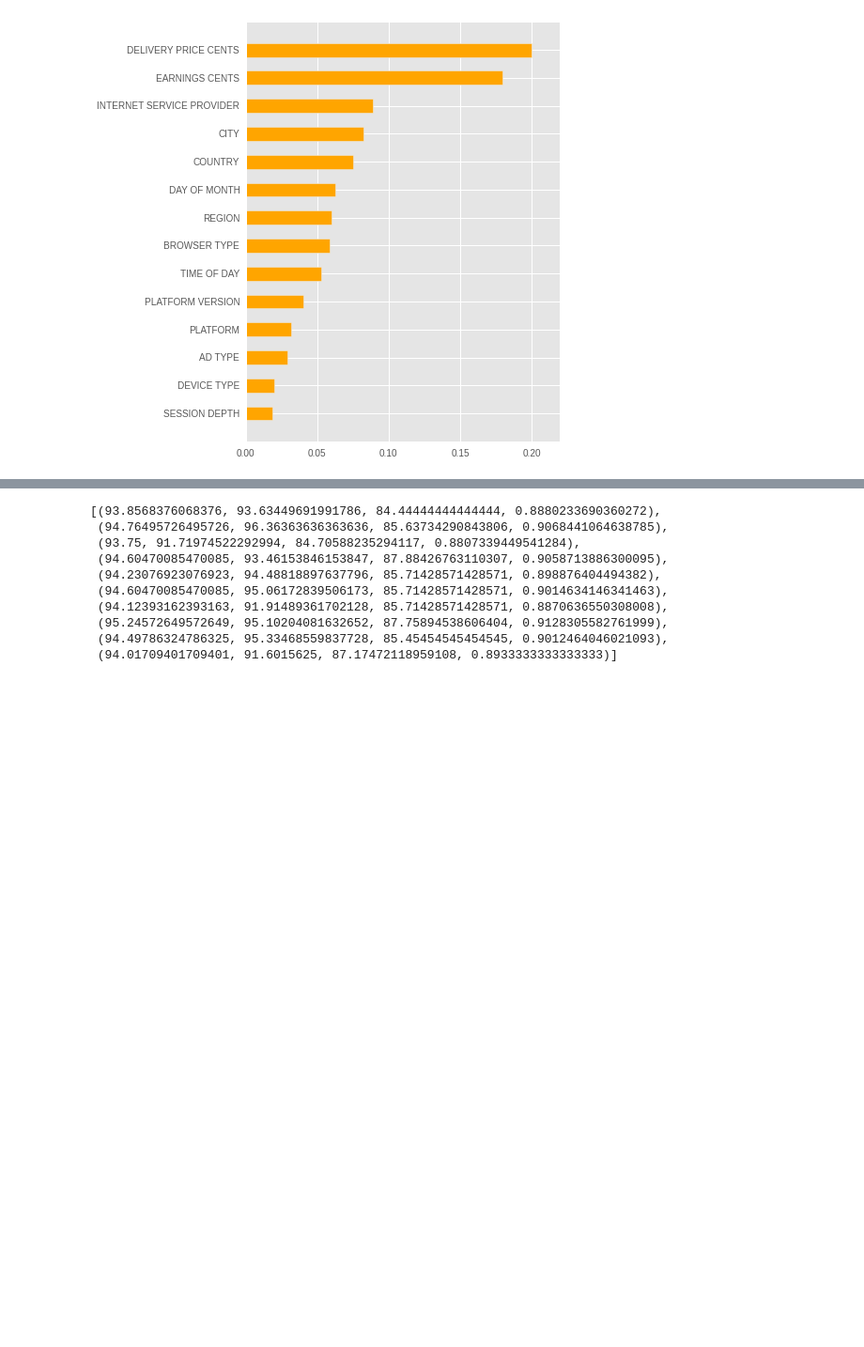
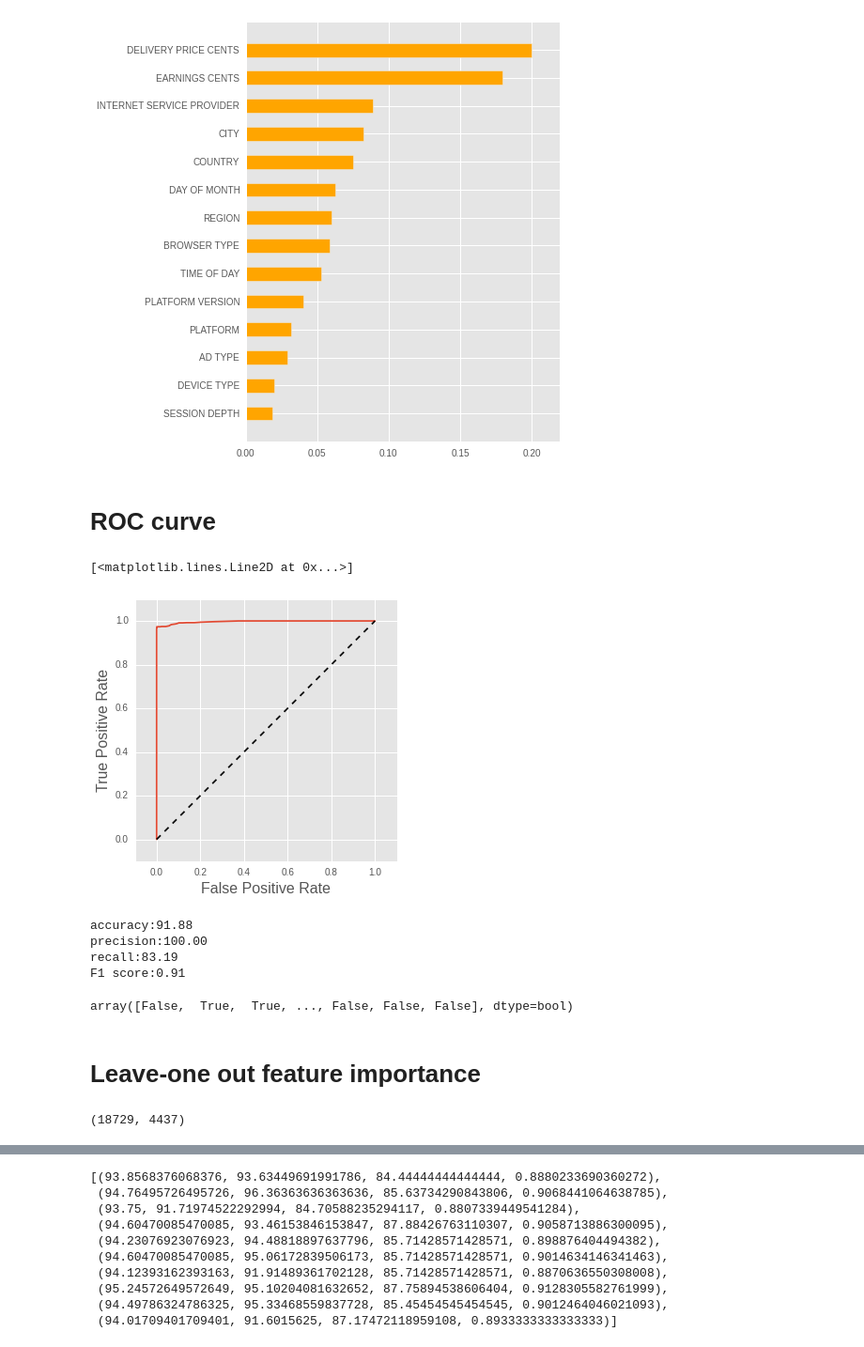
Before and after one commit to hellowendy/Insight_Data_Science, a Jupyter notebook: notebook/random_forest.ipynb, the cells around one changed output, grey strips where cells are left out. Shown at 94% size. Drawn from its saved outputs; the diff is of its cells as text; code cells hidden in the pictures; blank space fills up the shorter version.

```diff
--- a/notebook/random_forest.ipynb
+++ b/notebook/random_forest.ipynb
@@ -100,0 +162,10 @@ data2
+# %%
+indices = data2_expand.index.values
+shuffle(indices)
+test_size = len(indices)/10
+test_ind = indices[:test_size]
+train_ind = indices[test_size:]
+train_set = data2_expand.loc[train_ind,:]
+test_set = data2_expand.loc[test_ind,:]
+train_set_val = train_set.values
+test_set_val = test_set.values
@@ -100,0 +174,4 @@ data2
+# %%
+forest = RandomForestClassifier(n_estimators = 100)
+# %%
+model1 = forest.fit(train_set_val[0::,1::],train_set_val[0::,0])
@@ -164,3 +267,48 @@ plt.yticks(pos, features_order.index.values)
   <matplotlib.axis.YTick at 0x...>],
  <a list of 14 Text yticklabel objects>)
 [figure]
+# %% [markdown]
+# ROC curve
+# %%
+predict_prob1 = model1.predict_proba(test_set_val[0::,1::])
+# %%
+def error_analysis_roc(predict, reality):
+    TPR = float(np.sum((predict == 1)*(reality == predict)))/np.sum(reality == 1)
+    FPR = float(np.sum((predict == 1)*(reality != predict)))/np.sum(reality == 0)
+    return (TPR, FPR)
+roc = []
+roc.append((1,1))
+for i in [float(x)/100 for x in range(100)]:
+    predict_p = np.array([x[1] > i for x in predict_prob1])
+    roc.append(error_analysis_roc(predict_p, test_set_val[0::,0]))
+roc.append((0,0))
+TPR = [x[0] for x in roc]
+FPR = [x[1] for x in roc]
+fig = plt.figure(figsize=(5, 5))
+ax = fig.add_subplot(1,1,1)
+ax.plot(FPR, TPR)
+ax.set_xlim([-.1, 1.1])
+ax.set_ylim([-.1, 1.1])
+ax.set_ylabel('True Positive Rate',fontsize=16)
+ax.set_xlabel('False Positive Rate',fontsize=16)
+plt.plot([0,1], [0,1], 'k--')
+# %% [output]
+[<matplotlib.lines.Line2D at 0x...>]
+[figure, added]
+# %%
+error_analysis(predict_p, test_set_val[0::,0])
+# %% [output]
+accuracy:91.88
+precision:100.00
+recall:83.19
+F1 score:0.91
+# %%
+predict_p
+# %% [output]
+array([False,  True,  True, ..., False, False, False], dtype=bool)
+# %% [markdown]
+# Leave-one out feature importance
+# %%
+data2_expand.shape
+# %% [output]
+(18729, 4437)
```
Also changed, not shown: parts of 31 cells of this notebook.
